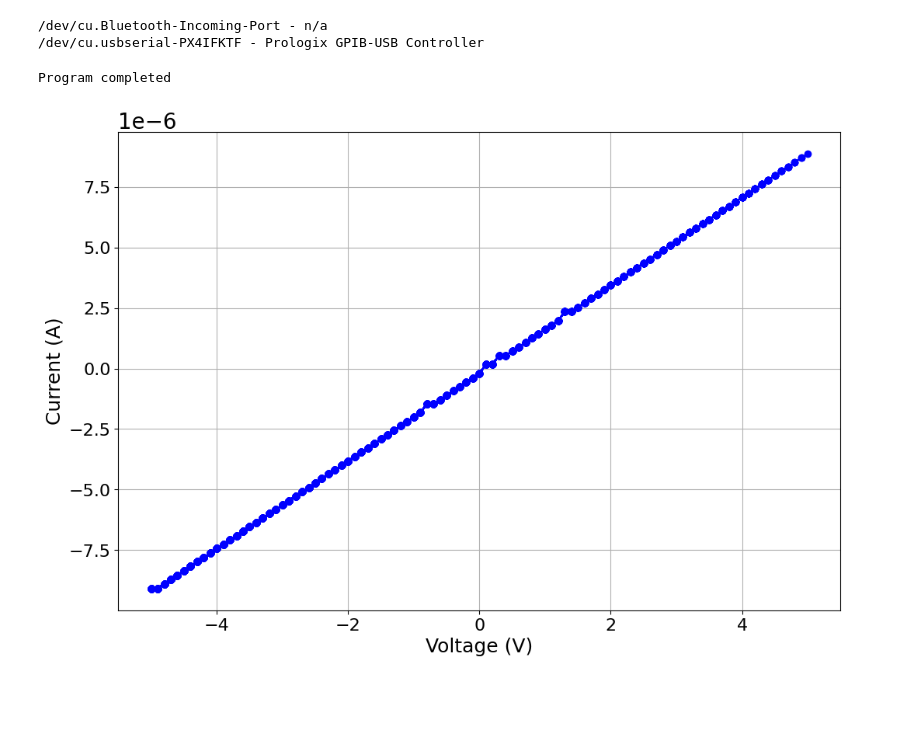
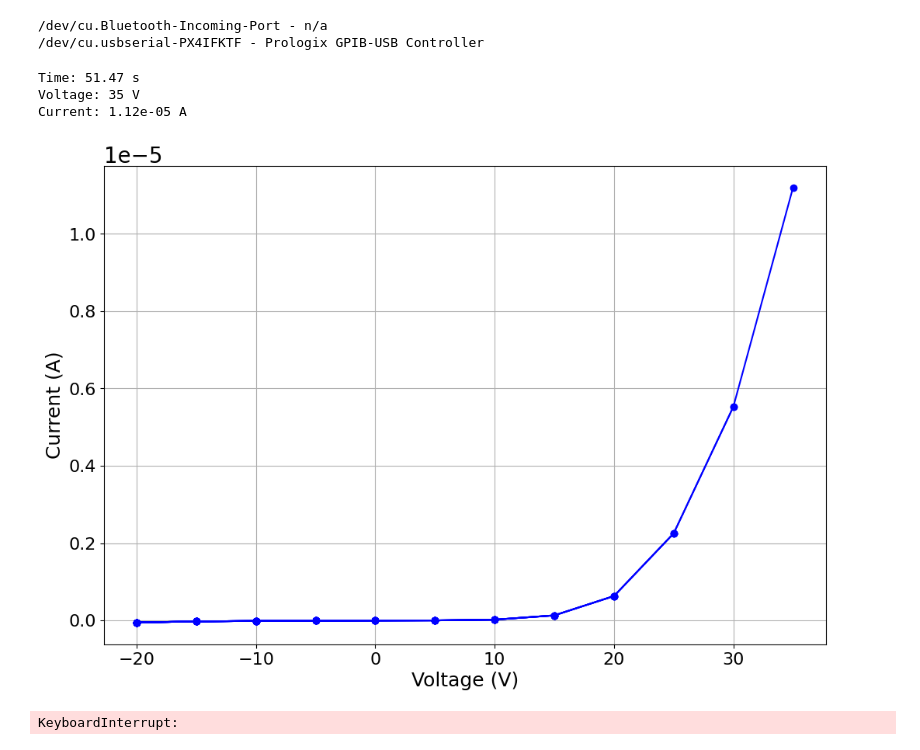
Before and after one commit to SDayneko/Remote-Control, a Jupyter notebook: JV_617.ipynb, the cells around one changed output. Saved outputs shown, nothing was run; the diff lists cells and outputs as text; code cells hidden in the pictures; blank space fills up the shorter version.

```diff
--- a/JV_617.ipynb
+++ b/JV_617.ipynb
@@ -16,9 +16,9 @@ from IPython.display import display, clear_output
 from Keithley617.Keithley617 import Keithley617 as smu
 
 # Set parameters
-start_voltage = -5 #V
-end_voltage = 5 # V
-step_size = 0.1 #V/step
+start_voltage = -20 #V
+end_voltage = 50 # V
+step_size = 5 #V/step
 scan_rate = 1 # V/s
 
 if start_voltage > end_voltage:
@@ -111,32 +111,35 @@ if smu:
         plt.grid(True)
         display(fig)
         if (delay_time - (time.perf_counter() - round_start)) > 0:
             time.sleep(delay_time - (time.perf_counter() - round_start))
         else:
             pass
     clear_output(wait=True)
 
     # Turn off source output
     smu.source_output('off')
 
     # Close connection to Keithley 617
     smu.disconnect
 
 # Create a CSV file for saving the data
 with open(filename, 'w', newline='') as csvfile:
     csvwriter = csv.writer(csvfile)
     csvwriter.writerow(['Time (s)', 'Current (A)', 'Voltage (V)'])
     for i in range(len(times)):
         csvwriter.writerow([times[i], currents[i], voltages[i]])
 
 # Check that the CSV file was created successfully
 try:
     with open(filename, 'r') as csvfile:
         pass
 except:
     print("Error: Could not create CSV file")
 
 print("Program completed")
 # %% [output]
-Program completed
+Time: 51.47 s
+Voltage: 35 V
+Current: 1.12e-05 A
-[figure, old version]
+[figure, new version]
+KeyboardInterrupt:
```
Also changed, not shown: parts of 1 cell of this notebook, 7 other files.
